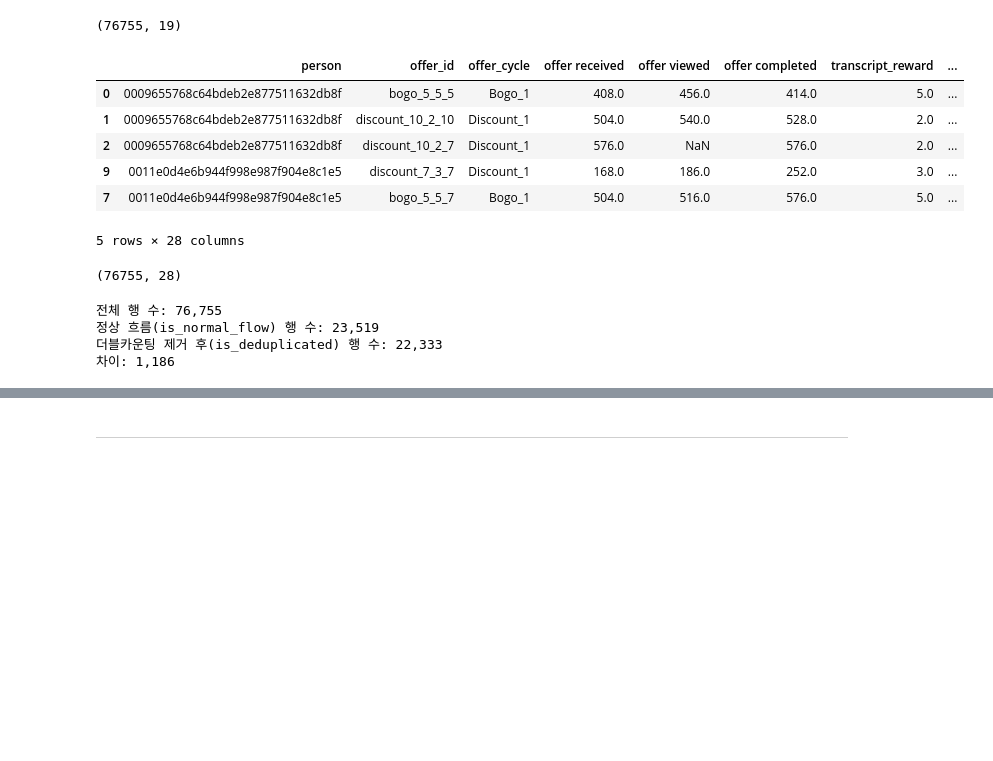
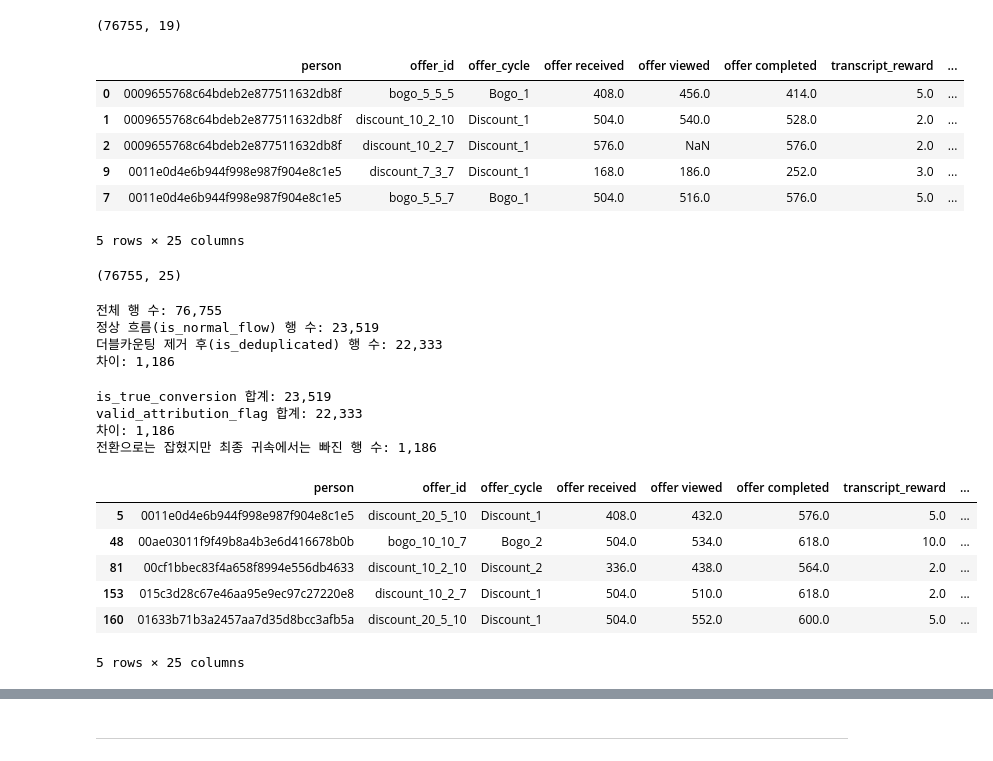
Before and after one commit to yoohengu/marketing_starbucks, a Jupyter notebook: all/01_preprocessing.ipynb, the cells around one changed output, grey strips where cells are left out. Drawn from its saved outputs; the diff is of its cells as text; code cells hidden in the pictures; blank space fills up the shorter version.

```diff
--- a/all/01_preprocessing.ipynb
+++ b/all/01_preprocessing.ipynb
@@ -367,6 +367,8 @@ final_df['primary_flag'] = ~final_df.duplicated(subset=['tx_key'], keep='first')
 final_df['is_deduplicated'] = (final_df['primary_flag'] & final_df['is_valid_view']).astype(int)
 
 promo_total_revenue = final_df.loc[final_df['is_deduplicated'] == 1, 'amount'].sum()
+
+final_df = final_df.drop(columns=['tx_key', 'is_valid_view', 'primary_flag'])
 # print(f"[최종] 프로모션 귀속 총매출액: ${promo_total_revenue:,.2f}")
 # print(f"[최종] 귀속된 거래 수: {final_df['is_deduplicated'].sum():,}")
 display(final_df.head())
@@ -378,8 +380,8 @@ display(final_df.shape)
 | 2 | 0009655768c64bdeb2e877511632db8f | discount_10_2_7 | Discount_1 | 576.0 | NaN | 576.0 | 2.0 | ... |
 | 9 | 0011e0d4e6b944f998e987f904e8c1e5 | discount_7_3_7 | Discount_1 | 168.0 | 186.0 | 252.0 | 3.0 | ... |
 | 7 | 0011e0d4e6b944f998e987f904e8c1e5 | bogo_5_5_7 | Bogo_1 | 504.0 | 516.0 | 576.0 | 5.0 | ... |
-5 rows × 28 columns
+5 rows × 25 columns
-(76755, 28)
+(76755, 25)
 # %%
 print(f"전체 행 수: {len(final_df):,}")
 print(f"정상 흐름(is_normal_flow) 행 수: {final_df['is_normal_flow'].sum():,}")
@@ -390,4 +392,39 @@ print(f"차이: {(final_df['is_normal_flow'].sum() - final_df['is_deduplicated']
 정상 흐름(is_normal_flow) 행 수: 23,519
 더블카운팅 제거 후(is_deduplicated) 행 수: 22,333
 차이: 1,186
+# %%
+# 1) 두 조건의 개수 확인
+count_true_conversion = promotion['is_normal_flow'].sum()
+count_valid_attr = promotion['is_deduplicated'].sum()
+diff = count_true_conversion - count_valid_attr
+
+print(f"is_true_conversion 합계: {count_true_conversion:,}")
+print(f"valid_attribution_flag 합계: {count_valid_attr:,}")
+print(f"차이: {diff:,}")
+
+# 2) is_true_conversion=1 이지만 valid_attribution_flag=0 인 행만 추출
+# - last touch로 선택되지 못한 값들 선택
+lost_rows = promotion[
+    (promotion['is_normal_flow'] == 1) &
+    (promotion['is_deduplicated'] == 0)
+].copy()
+
+print(f"전환으로는 잡혔지만 최종 귀속에서는 빠진 행 수: {len(lost_rows):,}")
+
+# 3) 검증
+assert len(lost_rows) == diff, "차이 수와 실제 빠진 행 수가 다름"
+
+display(lost_rows.head())
+# %% [output]
+is_true_conversion 합계: 23,519
+valid_attribution_flag 합계: 22,333
+차이: 1,186
+전환으로는 잡혔지만 최종 귀속에서는 빠진 행 수: 1,186
+|  | person | offer_id | offer_cycle | offer received | offer viewed | offer completed | transcript_reward | ... |
+| 5 | 0011e0d4e6b944f998e987f904e8c1e5 | discount_20_5_10 | Discount_1 | 408.0 | 432.0 | 576.0 | 5.0 | ... |
+| 48 | 00ae03011f9f49b8a4b3e6d416678b0b | bogo_10_10_7 | Bogo_2 | 504.0 | 534.0 | 618.0 | 10.0 | ... |
+| 81 | 00cf1bbec83f4a658f8994e556db4633 | discount_10_2_10 | Discount_2 | 336.0 | 438.0 | 564.0 | 2.0 | ... |
+| 153 | 015c3d28c67e46aa95e9ec97c27220e8 | discount_10_2_7 | Discount_1 | 504.0 | 510.0 | 618.0 | 2.0 | ... |
+| 160 | 01633b71b3a2457aa7d35d8bcc3afb5a | discount_20_5_10 | Discount_1 | 504.0 | 552.0 | 600.0 | 5.0 | ... |
+5 rows × 25 columns
 # %%
```
Also changed, not shown: parts of 5 cells of this notebook.
